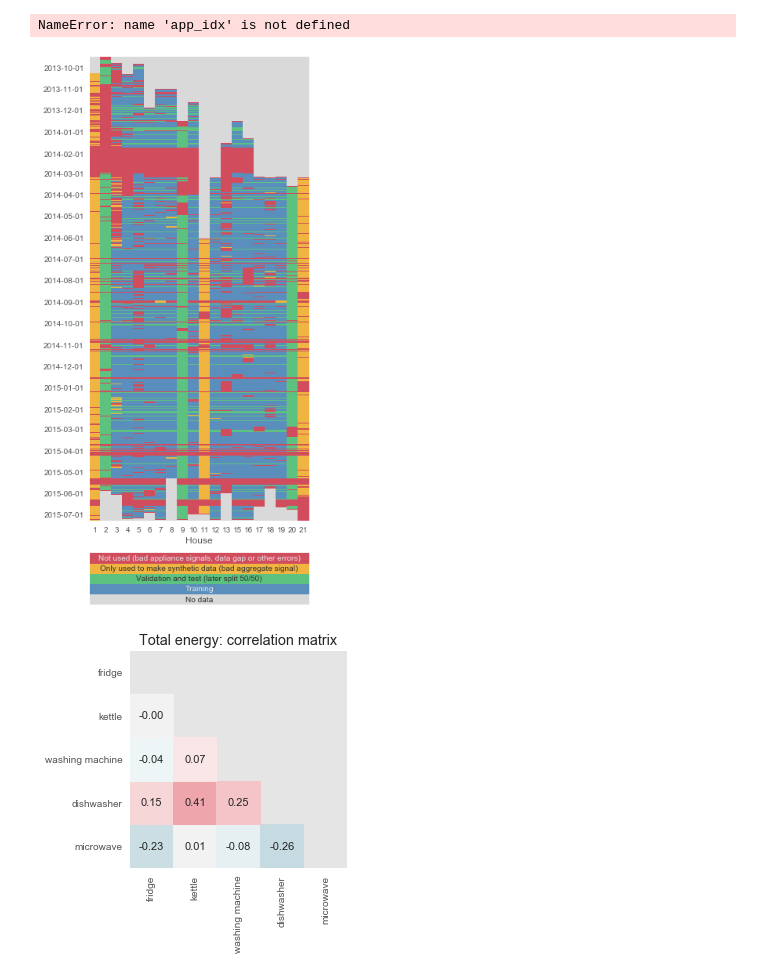
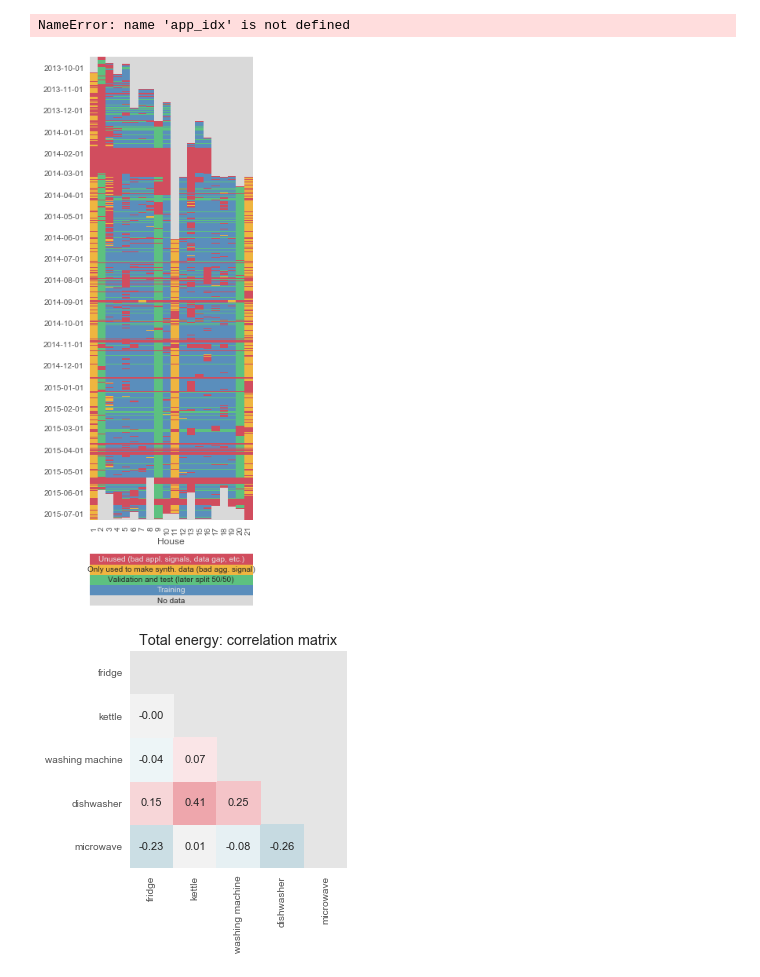
Before and after one commit to sipolac/thesis, a Jupyter notebook: py/build_models.ipynb, the cells around one changed output. Saved outputs shown, nothing was run; the diff lists cells and outputs as text; code cells hidden in the pictures.

```diff
--- a/py/build_models.ipynb
+++ b/py/build_models.ipynb
@@ -899,6 +1319,12 @@ print 'getting prediction data...'
 y_hat = target_scaler.inverse_transform(model.predict(reshape_as_tensor(all_data[split_key]['X'])))[:,target_app_idx]
 x_house = all_data[split_key]['x_house']
 # %%
+# This plot is a bit imprescise in that
+
+# figsize=(4,10)
+# figsize=(5,9)
+figsize=(4,10)
+
 # Plot data split and quality heatmap.
 
 def make_blue_green_palette():
@@ -920,12 +1346,14 @@ dstats2.loc[dstats2['House'].isin(HOUSE_IDS_SOLAR), 'Delete_BadAgg'] = 1
 
 dstats2['TrainDate'] = map(int, dstats2.index.isin(TRAIN_DTS))
 dstats2['TrainHouse'] = map(int, dstats2['House'].isin(HOUSE_IDS_TRAIN))
+dstats2['TrainSet'] = (dstats2['TrainDate']==1) & (dstats2['TrainHouse'])
+del dstats2['TrainDate'], dstats2['TrainHouse']
 
 # Create categories.
 dstats2['Type'] = 1  # training
-dstats2.loc[~((dstats2['TrainDate']==1) & (dstats2['TrainHouse']==1)), 'Type'] = 2  # val/test
-dstats2.loc[(dstats2['Delete_BadAgg']==1) & (dstats2['Type'] != 2), 'Type'] = 3  # only used in synthetic data
-dstats2.loc[dstats2['House'].isin(HOUSE_IDS_SOLAR), 'Type'] = 3  # solar
+dstats2.loc[~(dstats2['TrainSet']==1), 'Type'] = 2  # val/test
+dstats2.loc[(dstats2['Delete_BadAgg']==1) & (dstats2['Type']==1), 'Type'] = 3  # only used in synthetic data
+dstats2.loc[(dstats2['Delete_BadAgg']==1) & ~(dstats2['TrainSet']==1), 'Type'] = 4  # ideally would've included these in synth creation but it was difficult to implement
 dstats2.loc[dstats2['Delete']==1, 'Type'] = 4  # not used in anything
 
 dstats2['Date'] = map(lambda x: x, dstats2.index)
@@ -943,7 +1371,7 @@ my_cmap = ListedColormap(sns.color_palette(colors).as_hex())
 # my_cmap = cmap_map(lambda x: x/2+0.5, my_cmap)  # lighten
 # my_cmap = sns.color_palette(as_cmap=True)
 
-fig = plt.figure(figsize=(5,10))
+fig = plt.figure(figsize=figsize)
 # fig = plt.figure()
 # ax = fig.add_subplot(111)
 # cax, kw = matplotlib.colorbar.make_axes(ax, shrink=0.5)
@@ -955,37 +1383,38 @@ labels = [
     'No data',
     'Training',
     'Validation and test (later split 50/50)',
-    'Only used to make synthetic data (bad aggregate signal)',
-    'Not used (bad appliance signals, data gap or other errors)'
+    'Only used to make synth. data (bad agg. signal)',
+    'Unused (bad appl. signals, data gap, etc.)'
 ]
 
 cbar = matplotlib.colorbar.ColorbarBase(cax, cmap=my_cmap)
 cbar.ax.set_yticklabels(''*len(labels))  # vertically oriented colorbar
 cbar.outline.set_visible(False)
 
 # https://stackoverflow.com/a/15913419/4794432
 for j, lab in enumerate(labels):
-    color = '0.9' if j in [1,4] else '0.2'
+    color = '0.9' if j in [1,4] else '0.15'
+    # color = '0.9' if j in [1] else '0.15'  # for when the words extend past the borders of colorbar
     cbar.ax.text(.5, (2 * j + 1) / 10.0, lab, ha='center', va='center', color=color)
 
 # Make date ticks pretty.
 yticklabels = [dt64_to_datetime(d).date() if dt64_to_datetime(d).day==1 else '' for d in dstats2.index.values]
 
 sns.heatmap(dstats2,
             yticklabels=yticklabels,
             cmap=my_cmap,
             ax=ax,
             cbar=False)
 
 # ax.set_title('Data split and data quality', size=14)
 ax.set_ylabel('')
 
 fig.tight_layout()
 
 makedirs2(dir_run)
 plt.savefig(os.path.join(dir_run, 'data_split_and_quality.pdf'))
 # %% [output]
-[figure, old version]
+[figure, new version]
 # %%
 # Compute correlations between target variables.
 
```
Also changed, not shown: parts of 29 cells of this notebook, 3 other files.
